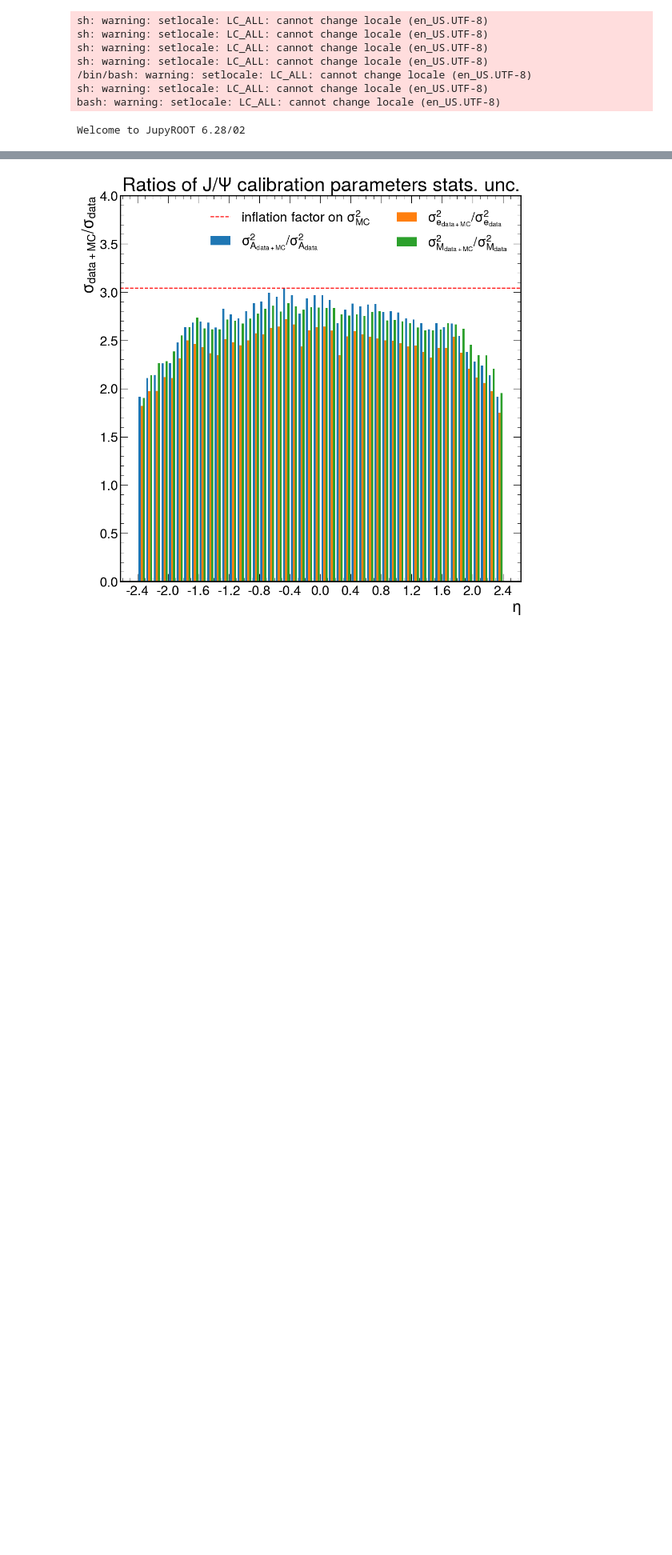
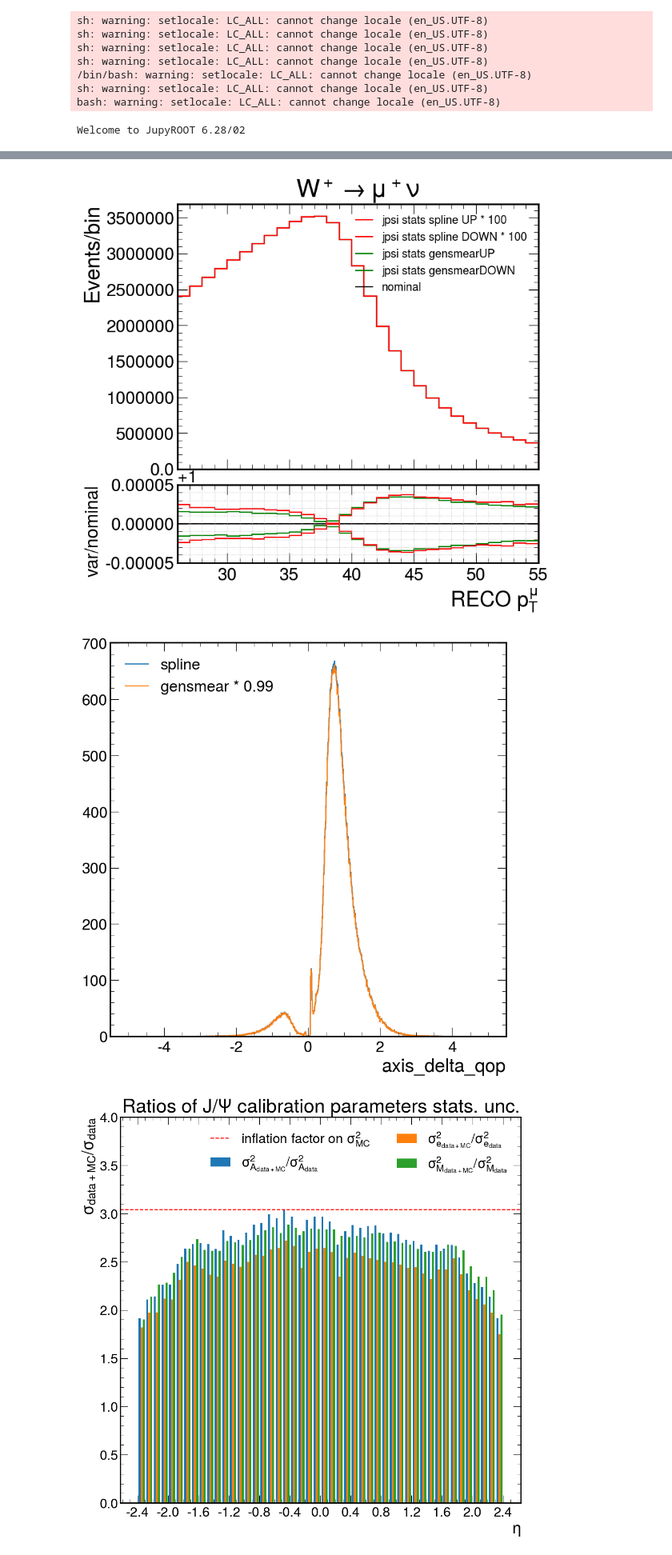
Before and after one commit to bendavid/WRemnants, a Jupyter notebook: notebooks/muonMomentumScale.ipynb, the cells around one changed output, grey strips where cells are left out. Shown at 80% size. Cells and saved outputs as stored; diff of their text form; code cells hidden in the pictures; blank space fills up the shorter version.

Commit message:
camparison plots for scale variations derived from different methods

```diff
--- a/notebooks/muonMomentumScale.ipynb
+++ b/notebooks/muonMomentumScale.ipynb
@@ -81,3 +81,81 @@ dict_keys(['mTStudyForFakes', 'mtIsoJetCharge', 'MET', 'transverseMass', 'nomina
+# %%
+import hist
+import boost_histogram as bh
+import numpy as np
+import mplhep as hep
+import matplotlib.pyplot as plt
+from utilities import boostHistHelpers as hh
+from wremnants import histselections as sel
+from wremnants import datasets2016
+from wremnants import plot_tools
+import wremnants
+import h5py
+import uproot
+import narf
+hep.style.use(hep.style.ROOT)
+
+f = h5py.File("../mw_with_mu_eta_pt_scetlib_dyturboCorr.hdf5", "r")
+results = narf.ioutils.pickle_load_h5py(f["results"])
+proc = 'WplusmunuPostVFP'
+proc_name_latex = {
+    'WplusmunuPostVFP': r'$W^+ \rightarrow \mu^+ \nu$',
+    'WminusmunuPostVFP': r'$W^- \rightarrow \mu^- \nu$',
+    'ZmumuPostVFP': r'$Z \rightarrow \mu^+ \mu^-$'
+}
+
+action = lambda x: x.project('pt')
+
+nom = action(results[proc]['output']['nominal'].get())
+unc = {}
+unc['spline_dn'] = action(results[proc]['output']['muonScaleSyst_responseWeights_spline'].get()[...,143,0])
+unc['spline_up'] = action(results[proc]['output']['muonScaleSyst_responseWeights_spline'].get()[...,143,1])
+unc['gensmear_dn'] = action(results[proc]['output']['nominal_muonScaleSyst_responseWeights'].get()[...,143,0])
+unc['gensmear_up'] = action(results[proc]['output']['nominal_muonScaleSyst_responseWeights'].get()[...,143,1])
+
+for key in ['spline_dn', 'spline_up']:
+    var = hh.addHists(nom, -1 * unc[key]) * 100
+    unc[key] = hh.addHists(var, nom)
+fig = plot_tools.makePlotWithRatioToRef(
+    [
+        nom,
+        unc['spline_dn'],
+        unc['spline_up'],
+        unc['gensmear_dn'],
+        unc['gensmear_up']
+    ],
+    labels = [
+        'nominal',
+        'jpsi stats gensmearDOWN',
+        'jpsi stats gensmearUP',
+        'jpsi stats spline DOWN * 100',
+        'jpsi stats spline UP * 100'
+    ],
+    colors = ['black', 'green', 'green', 'red', 'red'],
+    rrange = [0.99995, 1.00005],
+    nlegcols = 1,
+    rlabel = 'var/nominal',
+    xlabel = r'RECO $p_T^{\mu}$',
+    plot_title = proc_name_latex[proc],
+    grid = True
+)
+
+eos_dir = '/eos/user/t/tyjyang/www/plots/wmass/muon-calibration/jpsi-stats-unc/spline'
+plot_tools.save_pdf_and_png(eos_dir, 'scale_var_spline_vs_gensmear', fig)
+
+f = h5py.File("../mw_with_mu_eta_pt_scetlib_dyturboCorr_maxFiles10.hdf5", "r")
+results = narf.ioutils.pickle_load_h5py(f["results"])
+proc = 'WplusmunuPostVFP'
+fig, ax = plt.subplots()
+hep.histplot(results[proc]['output']['nominal_deltaQopSpline'].get(), label = 'spline', ax = ax, yerr = False)
+hep.histplot(results[proc]['output']['nominal_deltaQopGensmear'].get()*.99, label = 'gensmear * 0.99', ax = ax, yerr = False)
+ax.legend()
+#ax.set_xlim(0.5,2)
+results[proc]['output']['nominal_deltaQopSpline'].get().sum
+
+plot_tools.save_pdf_and_png(eos_dir, 'delta_qop_spline_vs_gensmear', fig)
+# %% [output]
+[figure, added]
+[figure, added]
 # %%
 hep.hist2dplot(cov)
 # %%
```
Also changed, not shown: parts of 1 cell of this notebook.
